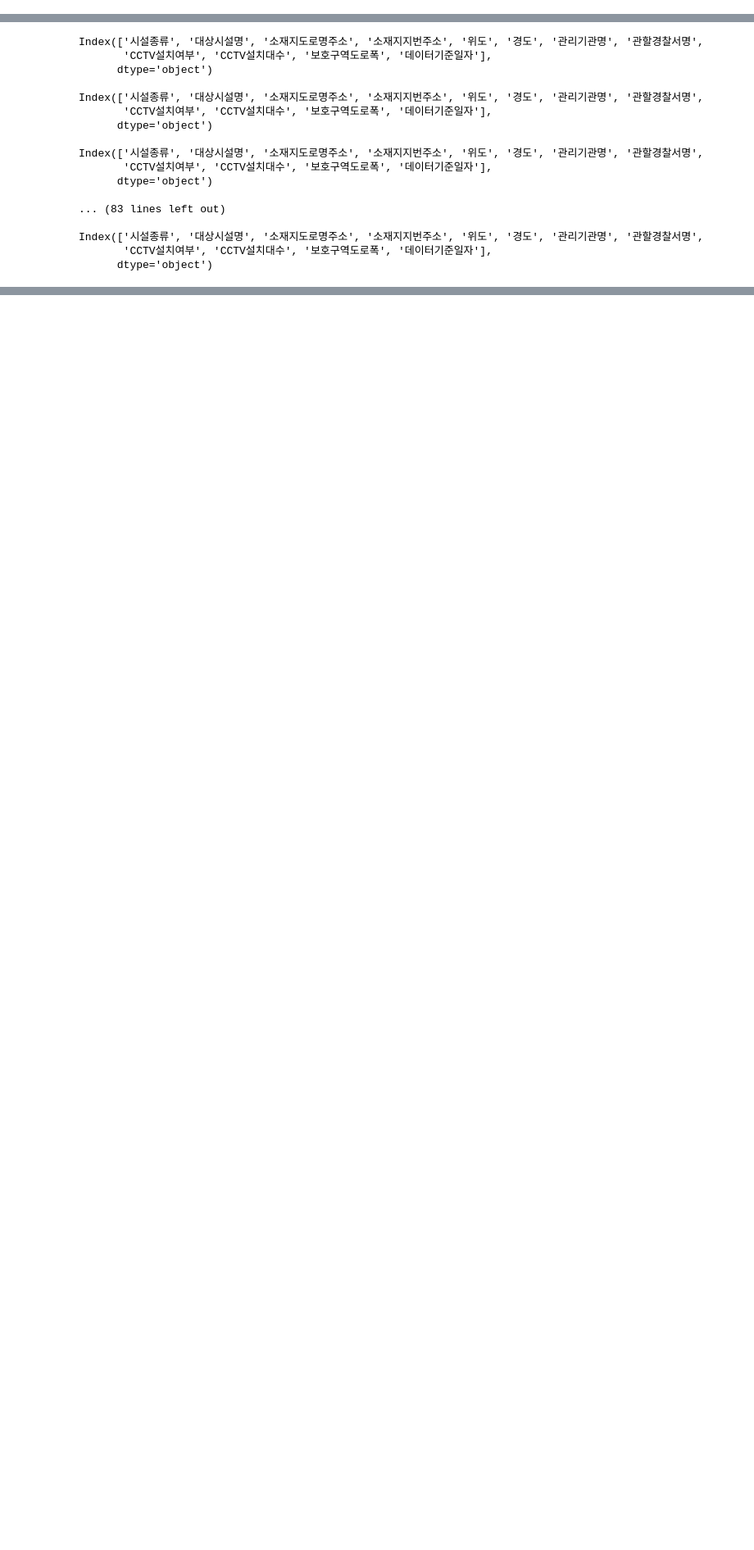
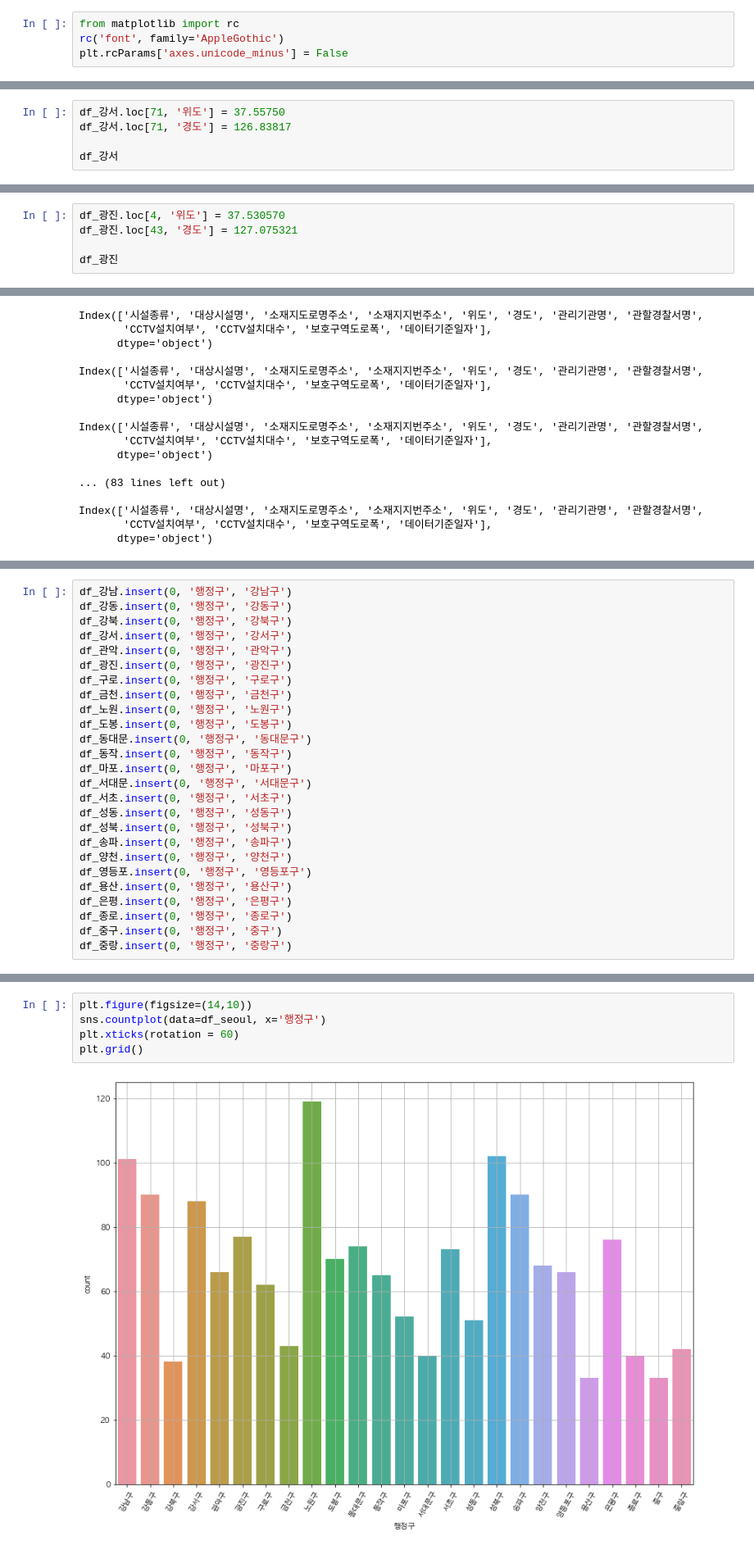
Before and after one commit to Sim-mi-gyeong/DataAnalysis, a Jupyter notebook: BigDataCampus/ChildernProtectRegion.ipynb, the cells around one changed output, grey strips where cells are left out. Shown at 82% size. Drawn from its saved outputs; the diff is of its cells as text; blank space fills up the shorter version.

Commit message:
Concate DataFrame

```diff
--- a/BigDataCampus/ChildernProtectRegion.ipynb
+++ b/BigDataCampus/ChildernProtectRegion.ipynb
@@ -3,6 +3,10 @@ import numpy as np
 import pandas as pd
 import matplotlib.pyplot as plt
 import seaborn as sns
+# %%
+from matplotlib import rc
+rc('font', family='AppleGothic')
+plt.rcParams['axes.unicode_minus'] = False
 # %% [markdown]
 ### 서울시 행정구별 어린이보호구역 위치 데이터 불러오기 및 EDA
 # %%
@@ -51,0 +155,5 @@ df_강남[:5]
+# %%
+df_강서.loc[71, '위도'] = 37.55750
+df_강서.loc[71, '경도'] = 126.83817
+
+df_강서
@@ -51,0 +215,5 @@ df_강남[:5]
+# %%
+df_광진.loc[4, '위도'] = 37.530570
+df_광진.loc[43, '경도'] = 127.075321
+
+df_광진
@@ -118,0 +298,26 @@ df_seoul
+# %%
+df_강남.insert(0, '행정구', '강남구')
+df_강동.insert(0, '행정구', '강동구')
+df_강북.insert(0, '행정구', '강북구')
+df_강서.insert(0, '행정구', '강서구')
+df_관악.insert(0, '행정구', '관악구')
+df_광진.insert(0, '행정구', '광진구')
+df_구로.insert(0, '행정구', '구로구')
+df_금천.insert(0, '행정구', '금천구')
+df_노원.insert(0, '행정구', '노원구')
+df_도봉.insert(0, '행정구', '도봉구')
+df_동대문.insert(0, '행정구', '동대문구')
+df_동작.insert(0, '행정구', '동작구')
+df_마포.insert(0, '행정구', '마포구')
+df_서대문.insert(0, '행정구', '서대문구')
+df_서초.insert(0, '행정구', '서초구')
+df_성동.insert(0, '행정구', '성동구')
+df_성북.insert(0, '행정구', '성북구')
+df_송파.insert(0, '행정구', '송파구')
+df_양천.insert(0, '행정구', '양천구')
+df_영등포.insert(0, '행정구', '영등포구')
+df_용산.insert(0, '행정구', '용산구')
+df_은평.insert(0, '행정구', '은평구')
+df_종로.insert(0, '행정구', '종로구')
+df_중구.insert(0, '행정구', '중구')
+df_중랑.insert(0, '행정구', '중랑구')
@@ -173,0 +401,7 @@ df_seoul[df_seoul['경도'].isnull()]
+# %%
+plt.figure(figsize=(14,10))
+sns.countplot(data=df_seoul, x='행정구')
+plt.xticks(rotation = 60)
+plt.grid()
+# %% [output]
+[figure, added]
```
Also changed, not shown: parts of 24 cells of this notebook.
